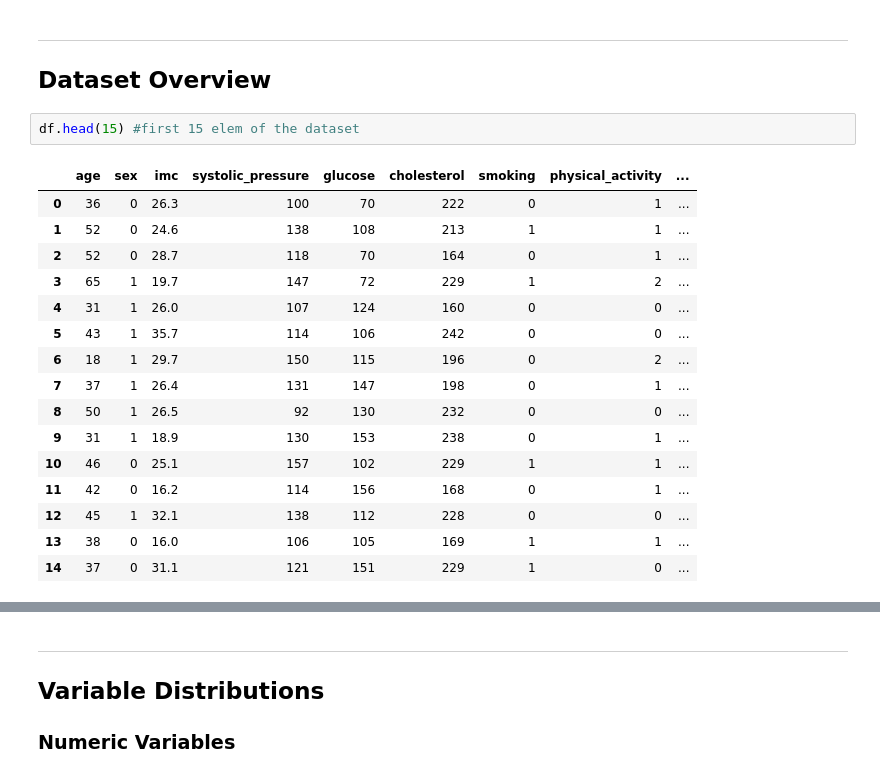
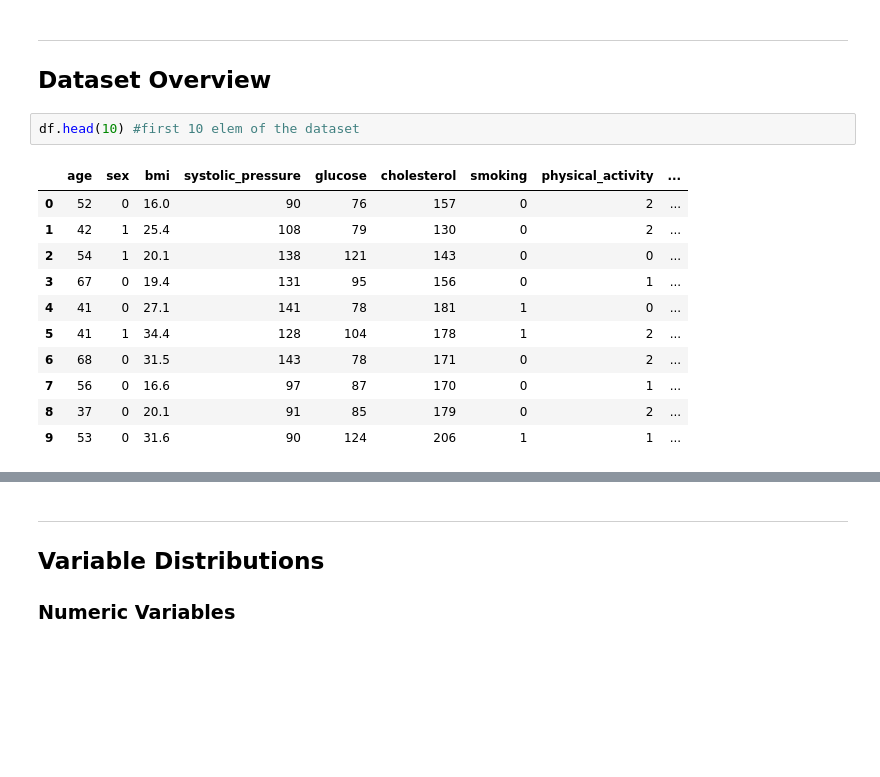
Before and after one commit to RodriguesS2/Project2-IA, a Jupyter notebook: eda_proj.ipynb, the cells around one changed output, grey strips where cells are left out. Drawn from its saved outputs; the diff is of its cells as text; blank space fills up the shorter version.

```diff
--- a/eda_proj.ipynb
+++ b/eda_proj.ipynb
@@ -26,24 +26,19 @@ Dataset loaded successfully!
 ---
 ## Dataset Overview
 # %%
-df.head(15) #first 15 elem of the dataset
+df.head(10) #first 10 elem of the dataset
 # %% [output]
-|  | age | sex | imc | systolic_pressure | glucose | cholesterol | smoking | physical_activity | ... |
-| 0 | 36 | 0 | 26.3 | 100 | 70 | 222 | 0 | 1 | ... |
-| 1 | 52 | 0 | 24.6 | 138 | 108 | 213 | 1 | 1 | ... |
-| 2 | 52 | 0 | 28.7 | 118 | 70 | 164 | 0 | 1 | ... |
-| 3 | 65 | 1 | 19.7 | 147 | 72 | 229 | 1 | 2 | ... |
-| 4 | 31 | 1 | 26.0 | 107 | 124 | 160 | 0 | 0 | ... |
-| 5 | 43 | 1 | 35.7 | 114 | 106 | 242 | 0 | 0 | ... |
-| 6 | 18 | 1 | 29.7 | 150 | 115 | 196 | 0 | 2 | ... |
-| 7 | 37 | 1 | 26.4 | 131 | 147 | 198 | 0 | 1 | ... |
-| 8 | 50 | 1 | 26.5 | 92 | 130 | 232 | 0 | 0 | ... |
-| 9 | 31 | 1 | 18.9 | 130 | 153 | 238 | 0 | 1 | ... |
-| 10 | 46 | 0 | 25.1 | 157 | 102 | 229 | 1 | 1 | ... |
-| 11 | 42 | 0 | 16.2 | 114 | 156 | 168 | 0 | 1 | ... |
-| 12 | 45 | 1 | 32.1 | 138 | 112 | 228 | 0 | 0 | ... |
-| 13 | 38 | 0 | 16.0 | 106 | 105 | 169 | 1 | 1 | ... |
-| 14 | 37 | 0 | 31.1 | 121 | 151 | 229 | 1 | 0 | ... |
+|  | age | sex | bmi | systolic_pressure | glucose | cholesterol | smoking | physical_activity | ... |
+| 0 | 52 | 0 | 16.0 | 90 | 76 | 157 | 0 | 2 | ... |
+| 1 | 42 | 1 | 25.4 | 108 | 79 | 130 | 0 | 2 | ... |
+| 2 | 54 | 1 | 20.1 | 138 | 121 | 143 | 0 | 0 | ... |
+| 3 | 67 | 0 | 19.4 | 131 | 95 | 156 | 0 | 1 | ... |
+| 4 | 41 | 0 | 27.1 | 141 | 78 | 181 | 1 | 0 | ... |
+| 5 | 41 | 1 | 34.4 | 128 | 104 | 178 | 1 | 2 | ... |
+| 6 | 68 | 0 | 31.5 | 143 | 78 | 171 | 0 | 2 | ... |
+| 7 | 56 | 0 | 16.6 | 97 | 87 | 170 | 0 | 1 | ... |
+| 8 | 37 | 0 | 20.1 | 91 | 85 | 179 | 0 | 2 | ... |
+| 9 | 53 | 0 | 31.6 | 90 | 124 | 206 | 1 | 1 | ... |
 # %%
 print('Column Types')
 print(df.dtypes)
```
Also changed, not shown: parts of 12 cells of this notebook, 1 other file.
